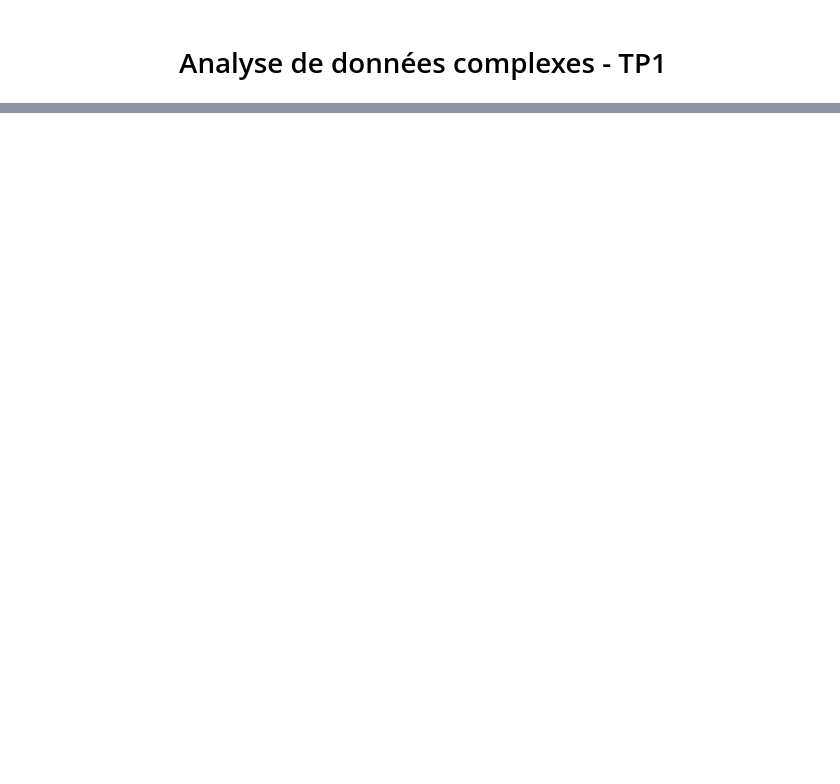
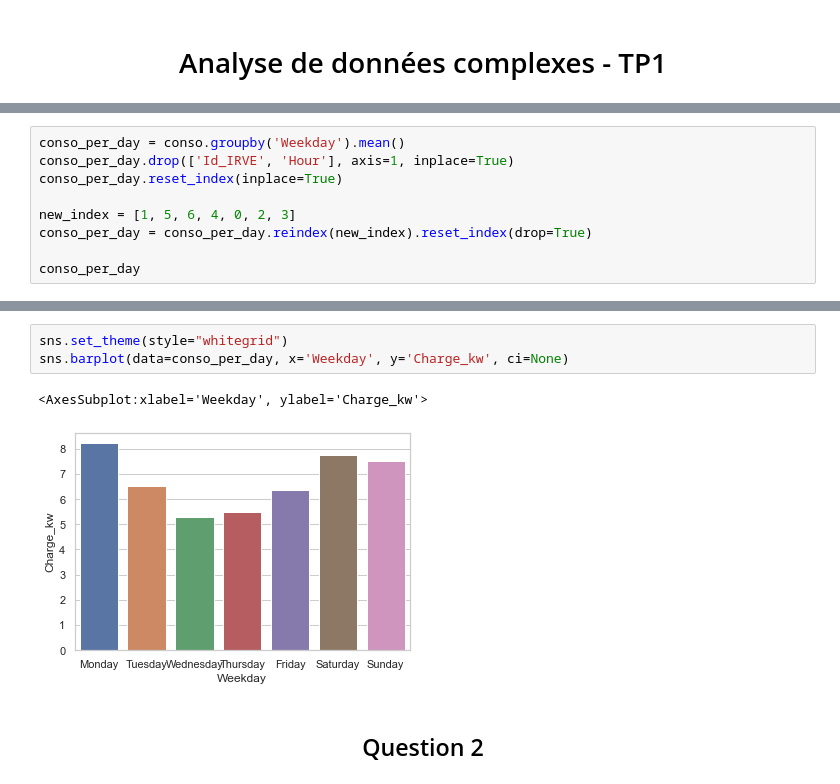
Before and after one commit to Techneb/Barbie, a Jupyter notebook: TP1 - Benchetrit-Laborde - Analyse de données complexes.ipynb, the cells around one changed output, grey strips where cells are left out. Drawn from its saved outputs; the diff is of its cells as text; blank space fills up the shorter version.

```diff
--- a/TP1 - Benchetrit-Laborde - Analyse de données complexes.ipynb
+++ b/TP1 - Benchetrit-Laborde - Analyse de données complexes.ipynb
@@ -6,0 +129,9 @@ import pandas as pd
+# %%
+conso_per_day = conso.groupby('Weekday').mean()
+conso_per_day.drop(['Id_IRVE', 'Hour'], axis=1, inplace=True)
+conso_per_day.reset_index(inplace=True)
+
+new_index = [1, 5, 6, 4, 0, 2, 3]
+conso_per_day = conso_per_day.reindex(new_index).reset_index(drop=True)
+
+conso_per_day
@@ -6,0 +147,8 @@ import pandas as pd
+# %%
+sns.set_theme(style="whitegrid")
+sns.barplot(data=conso_per_day, x='Weekday', y='Charge_kw', ci=None)
+# %% [output]
+<AxesSubplot:xlabel='Weekday', ylabel='Charge_kw'>
+[figure, added]
+# %% [markdown]
+<h2><center> Question 2 </center></h2>
```
Also changed, not shown: parts of 18 cells of this notebook.
